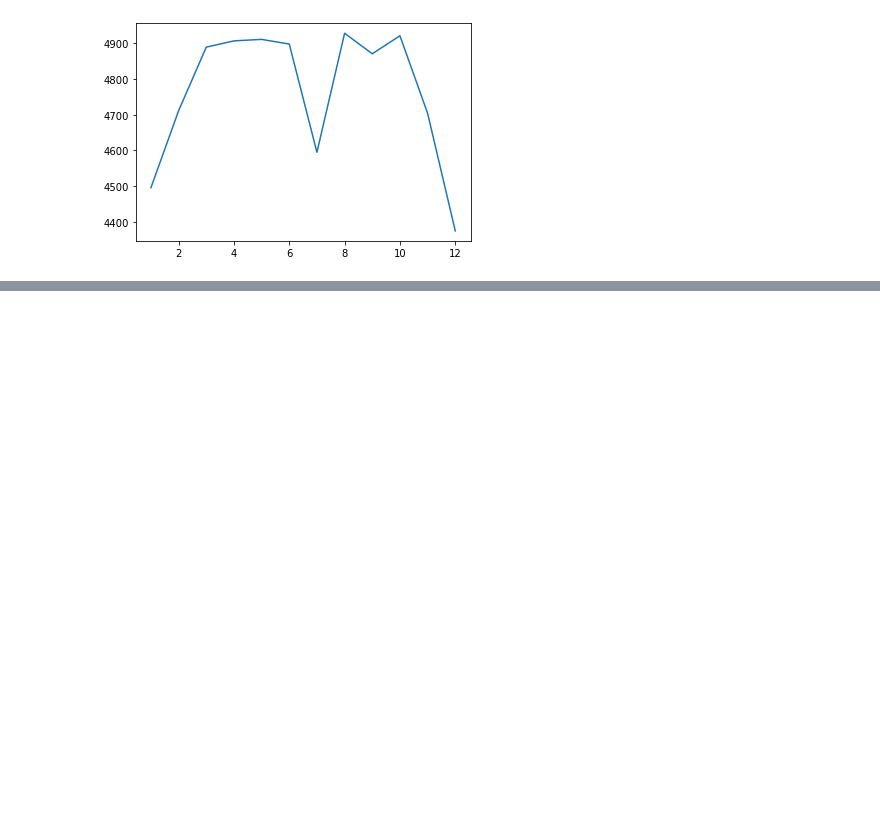
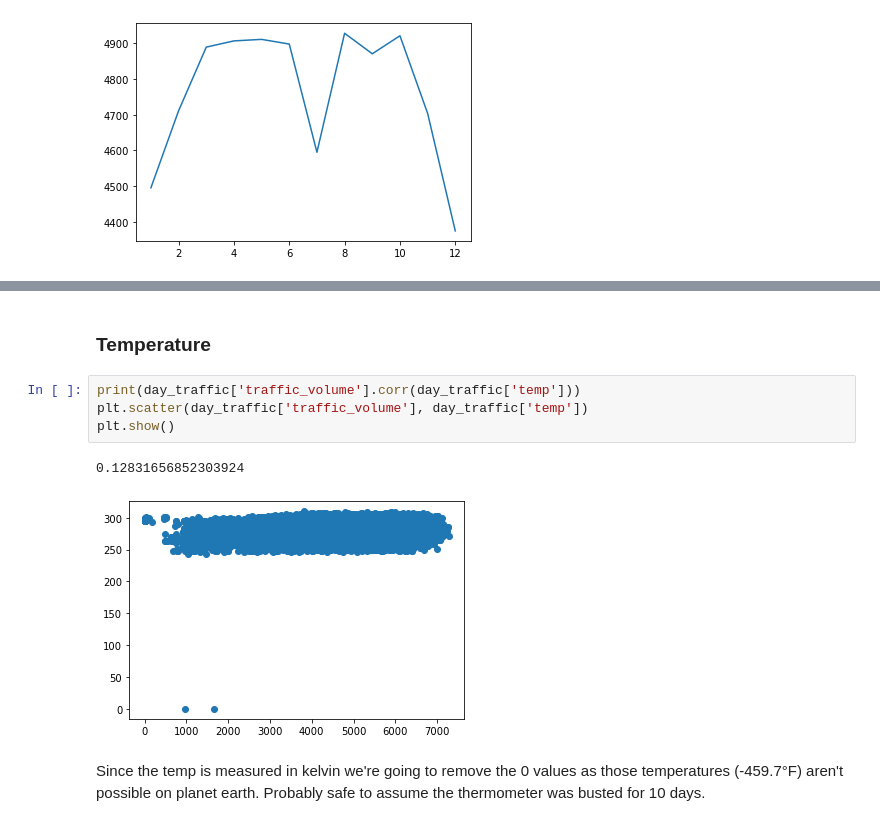
Before and after one commit to capncrockett/Dataquest, a Jupyter notebook: heavy_traffic/traffic_i_94.ipynb, the cells around one changed output, grey strips where cells are left out. Cells and saved outputs as stored; diff of their text form; blank space fills up the shorter version.

```diff
--- a/heavy_traffic/traffic_i_94.ipynb
+++ b/heavy_traffic/traffic_i_94.ipynb
@@ -176,0 +305,12 @@ plt.show()
+# %% [markdown]
+
+### Temperature
+# %%
+print(day_traffic['traffic_volume'].corr(day_traffic['temp']))
+plt.scatter(day_traffic['traffic_volume'], day_traffic['temp'])
+plt.show()
+# %% [output]
+0.12831656852303924
+[figure, added]
+# %% [markdown]
+Since the temp is measured in kelvin we're going to remove the 0 values as those temperatures (-459.7°F) aren't possible on planet earth. Probably safe to assume the thermometer was busted for 10 days.
```
Also changed, not shown: parts of 40 cells of this notebook.
